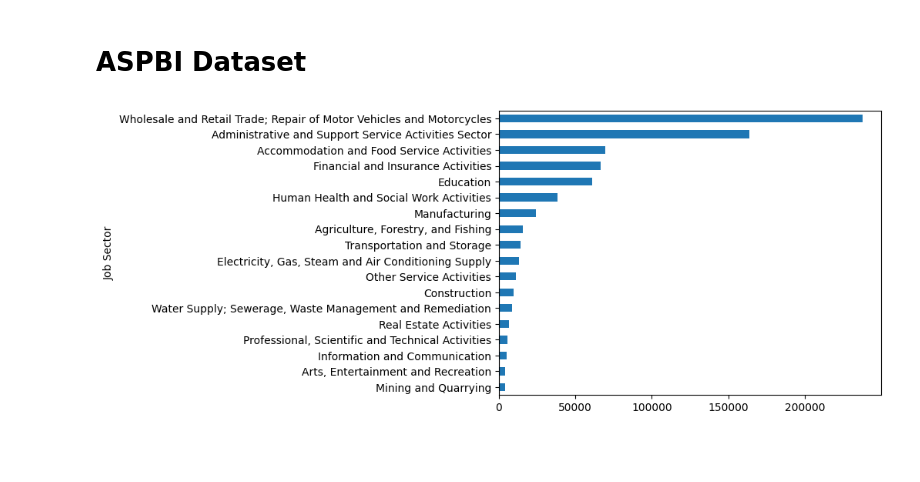
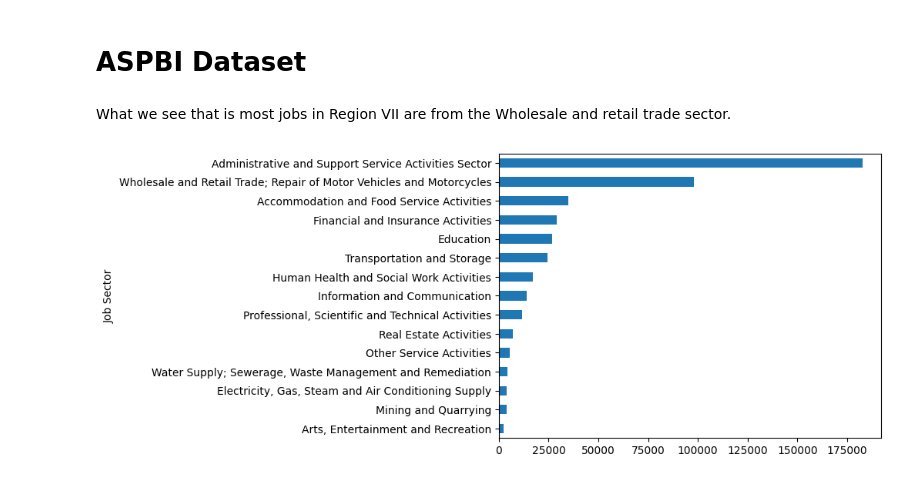
Before and after one commit to BSDSBA-JF/wadwani_intern, a Jupyter notebook: 02_ecosystem_analysis/region_7/eda.ipynb, the cells around one changed output. Cells and saved outputs as stored; diff of their text form; code cells hidden in the pictures; blank space fills up the shorter version.

Commit message:
Added Ppt for region_7

```diff
--- a/02_ecosystem_analysis/region_7/eda.ipynb
+++ b/02_ecosystem_analysis/region_7/eda.ipynb
@@ -3,10 +3,12 @@ import pandas as pd
 import numpy as np
 # %% [markdown]
 # ASPBI Dataset
+# %% [markdown]
+What we see that is most jobs in Region VII are from the Wholesale and retail trade sector.
 # %%
 aggregated_df = pd.read_csv('../aspbi_data/aggregated_aspbi.csv')
 aggregated_df['Total'] = pd.to_numeric(aggregated_df['Total'])
-is_cebu = aggregated_df['Region Description'] == 'Region VI (Western Visayas)'
+is_cebu = aggregated_df['Region Description'] == 'Region VII (Central Visayas)'
 aggregated_df[is_cebu].groupby('Job Sector')['Total'].sum().sort_values(ascending=True).plot(kind='barh');
 # %% [output]
-[figure, old version]
+[figure, new version]
```
Also changed, not shown: parts of 19 cells of this notebook, 9 other files.
